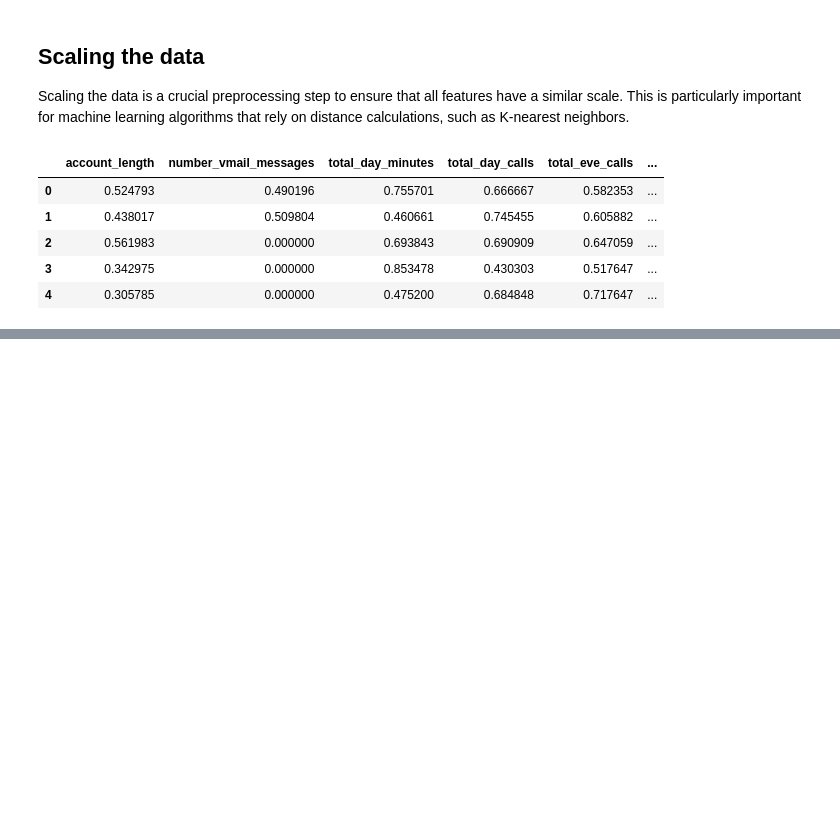
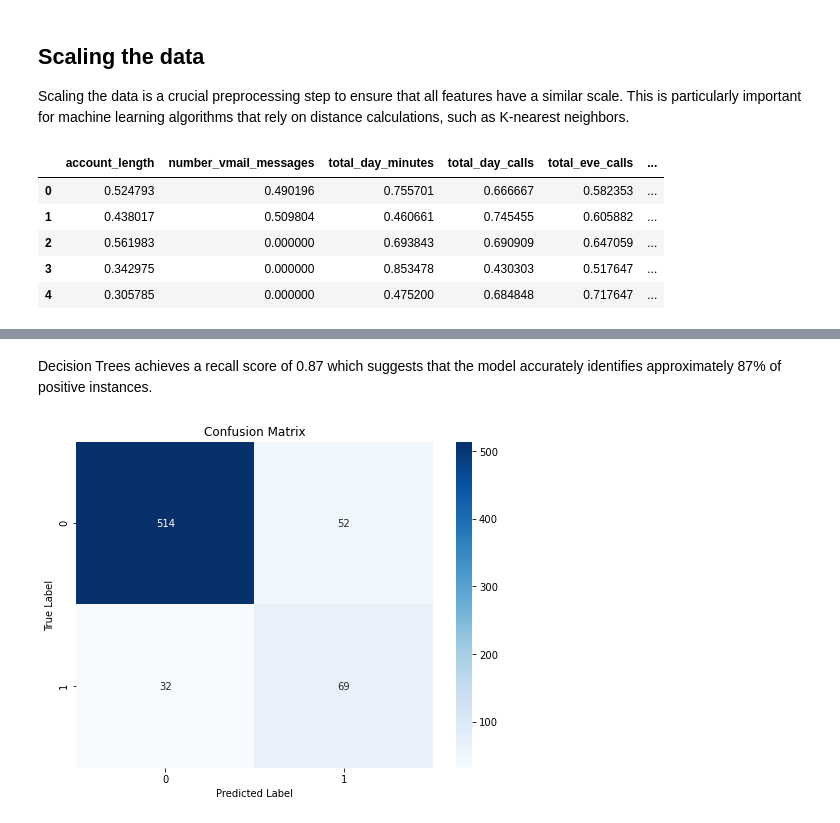
Before and after one commit to juliettmwaura/Phase-3-Project, a Jupyter notebook: Telecomms.ipynb, the cells around one changed output, grey strips where cells are left out. Saved outputs shown, nothing was run; the diff lists cells and outputs as text; code cells hidden in the pictures; blank space fills up the shorter version.

```diff
--- a/Telecomms.ipynb
+++ b/Telecomms.ipynb
@@ -543,0 +827,30 @@ df.head()
+# %%
+from imblearn.over_sampling import SMOTE
+from sklearn.tree import DecisionTreeClassifier
+from sklearn.metrics import accuracy_score, precision_score, recall_score, f1_score, classification_report
+
+# Apply SMOTE to the training data
+smote = SMOTE(random_state=42)
+X_train_smote, y_train_smote = smote.fit_resample(X_train, y_train)
+
+# Train a Decision Tree Classifier on the oversampled data
+clf = DecisionTreeClassifier(random_state=42)
+clf.fit(X_train_smote, y_train_smote)
+
+# Make predictions on the test set
+y_pred = clf.predict(X_test)
+
+# Calculate the accuracy of the model
+accuracy = accuracy_score(y_test, y_pred)
+precision = precision_score(y_test, y_pred, average='weighted')  # Specify average parameter
+recall = recall_score(y_test, y_pred, average='weighted')  # Specify average parameter
+f1 = f1_score(y_test, y_pred, average='weighted')  # Specify average parameter
+
+print('Accuracy ', accuracy)
+print('Precision ', precision)
+print('Recall ', recall)
+print('f1_Score ', f1)
+
+# Generate and print the classification report
+print("\nClassification Report:")
+print(classification_report(y_test, y_pred))
@@ -543,0 +872,15 @@ df.head()
+# %% [markdown]
+Decision Trees achieves a recall score of 0.87 which suggests that the model accurately identifies approximately 87% of positive instances.
+# %%
+# Compute confusion matrix
+conf_matrix = confusion_matrix(y_test, y_pred)
+
+# Plot confusion matrix
+plt.figure(figsize=(8, 6))
+sns.heatmap(conf_matrix, annot=True, fmt='d', cmap='Blues')
+plt.xlabel('Predicted Label')
+plt.ylabel('True Label')
+plt.title('Confusion Matrix')
+plt.show()
+# %% [output]
+[figure, added]
```
Also changed, not shown: parts of 35 cells of this notebook.
